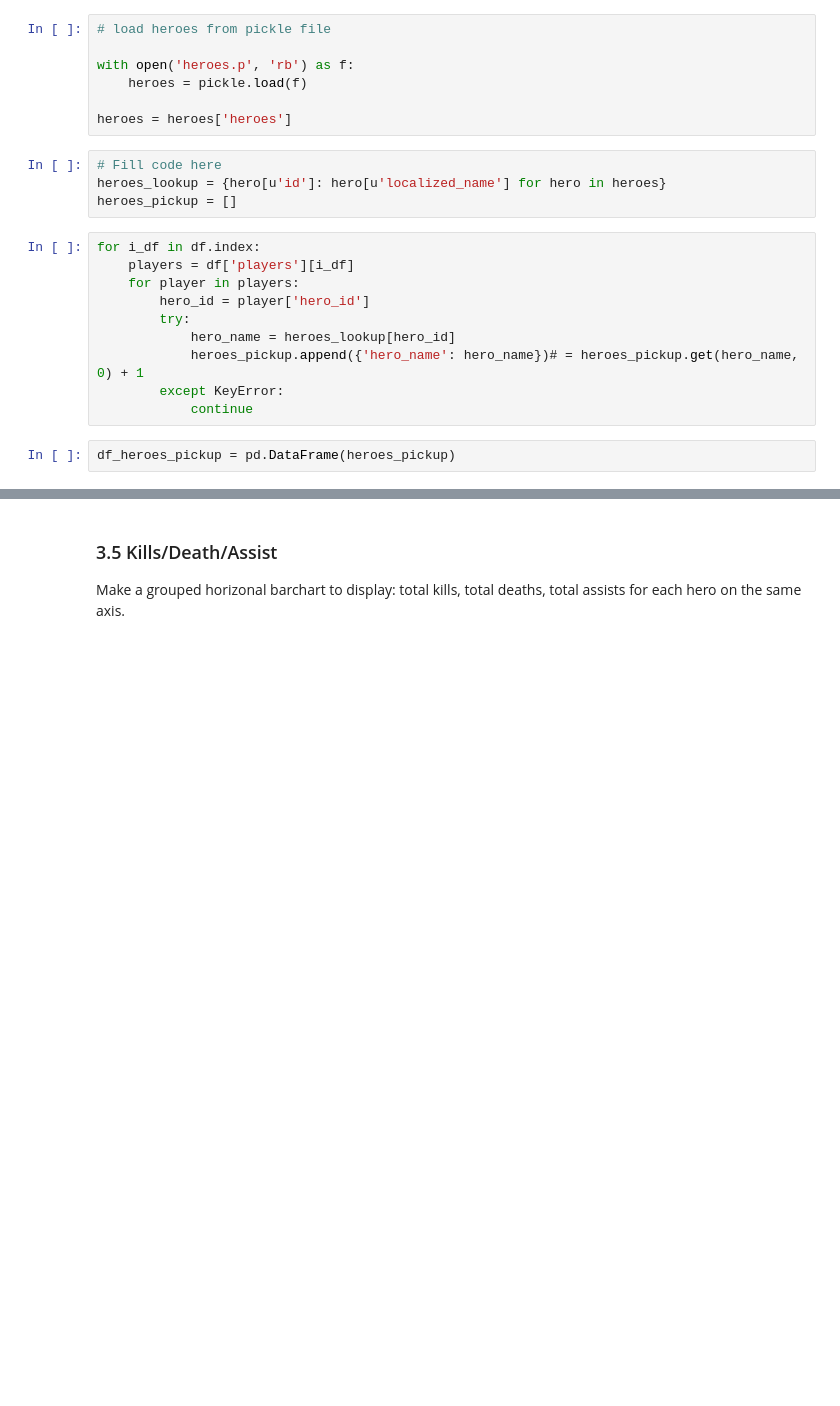
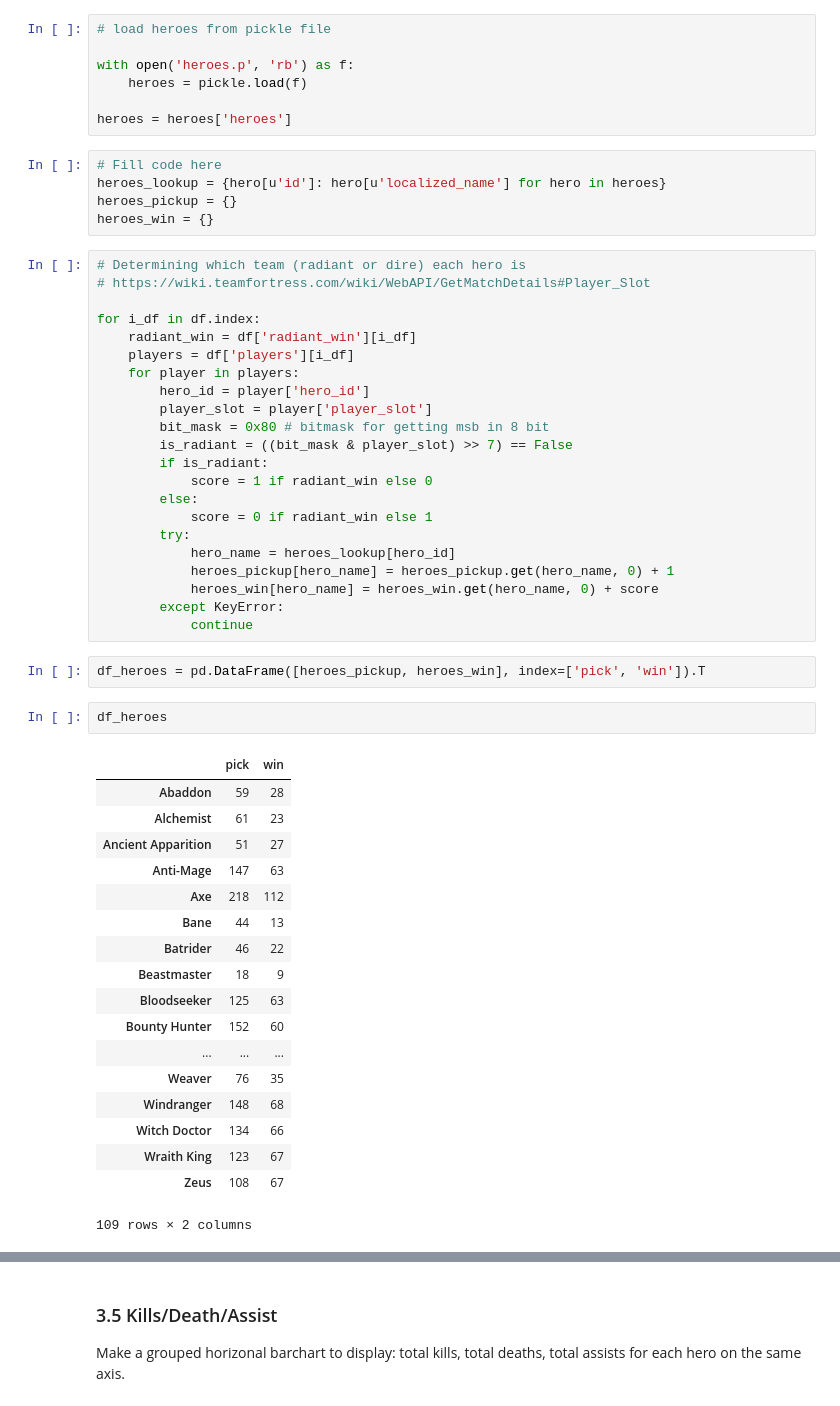
Before and after one commit to tow02/iccs413, a Jupyter notebook: assignments/a2/Assn 2 - Web API and Data Storage.ipynb, the cells around one changed output, grey strips where cells are left out. Cells and saved outputs as stored; diff of their text form; blank space fills up the shorter version.

```diff
--- a/assignments/a2/Assn 2 - Web API and Data Storage.ipynb
+++ b/assignments/a2/Assn 2 - Web API and Data Storage.ipynb
@@ -226,17 +226,51 @@ heroes = heroes['heroes']
 # %%
 # Fill code here
 heroes_lookup = {hero[u'id']: hero[u'localized_name'] for hero in heroes}
-heroes_pickup = []
+heroes_pickup = {}
+heroes_win = {}
 # %%
+# Determining which team (radiant or dire) each hero is
+# https://wiki.teamfortress.com/wiki/WebAPI/GetMatchDetails#Player_Slot
+
 for i_df in df.index:
+    radiant_win = df['radiant_win'][i_df]
     players = df['players'][i_df]
     for player in players:
         hero_id = player['hero_id']
+        player_slot = player['player_slot']
+        bit_mask = 0x80 # bitmask for getting msb in 8 bit
+        is_radiant = ((bit_mask & player_slot) >> 7) == False
+        if is_radiant:
+            score = 1 if radiant_win else 0
+        else:
+            score = 0 if radiant_win else 1
         try:
             hero_name = heroes_lookup[hero_id]
-            heroes_pickup.append({'hero_name': hero_name})# = heroes_pickup.get(hero_name, 0) + 1
+            heroes_pickup[hero_name] = heroes_pickup.get(hero_name, 0) + 1
+            heroes_win[hero_name] = heroes_win.get(hero_name, 0) + score
         except KeyError:
             continue
 # %%
-df_heroes_pickup = pd.DataFrame(heroes_pickup)
+df_heroes = pd.DataFrame([heroes_pickup, heroes_win], index=['pick', 'win']).T
+# %%
+df_heroes
+# %% [output]
+|  | pick | win |
+| Abaddon | 59 | 28 |
+| Alchemist | 61 | 23 |
+| Ancient Apparition | 51 | 27 |
+| Anti-Mage | 147 | 63 |
+| Axe | 218 | 112 |
+| Bane | 44 | 13 |
+| Batrider | 46 | 22 |
+| Beastmaster | 18 | 9 |
+| Bloodseeker | 125 | 63 |
+| Bounty Hunter | 152 | 60 |
+| ... | ... | ... |
+| Weaver | 76 | 35 |
+| Windranger | 148 | 68 |
+| Witch Doctor | 134 | 66 |
+| Wraith King | 123 | 67 |
+| Zeus | 108 | 67 |
+109 rows × 2 columns
 # %%
```
Also changed, not shown: parts of 4 cells of this notebook.
